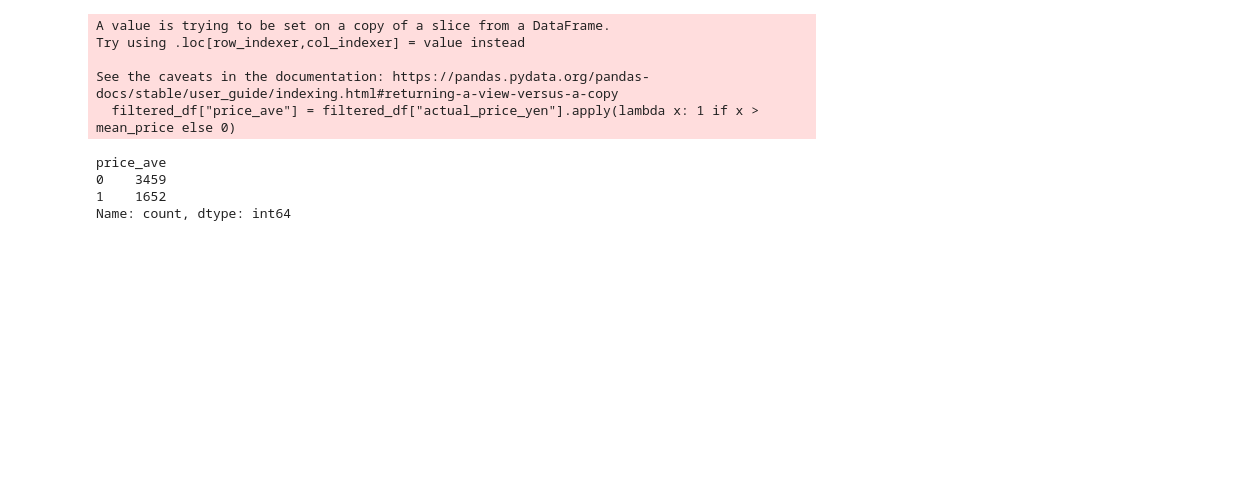
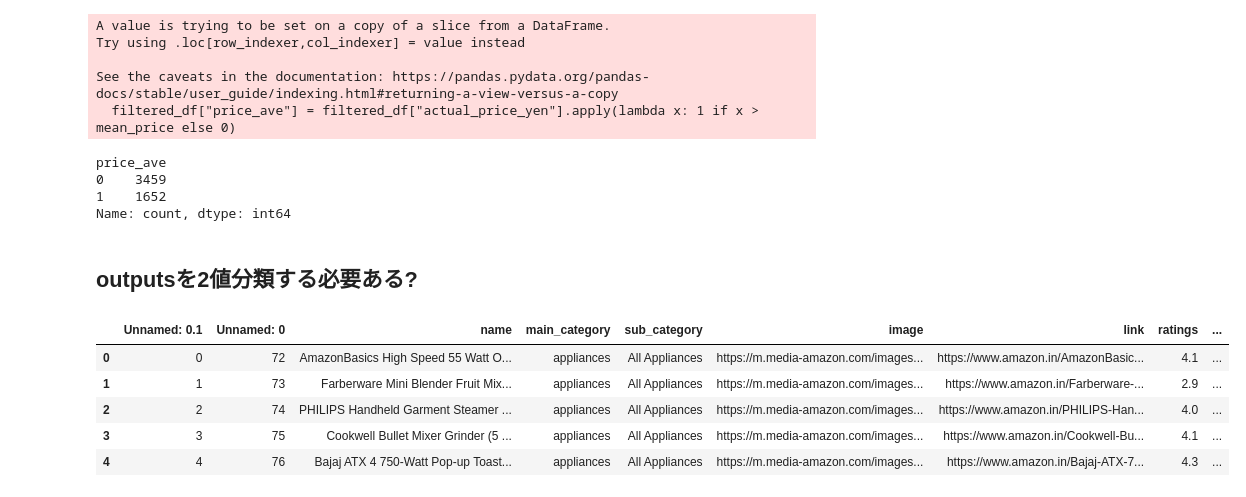
Before and after one commit to tomatoboy-hub/causal-image, a Jupyter notebook: input/preprocess.ipynb, the cells around one changed output. Drawn from its saved outputs; the diff is of its cells as text; code cells hidden in the pictures; blank space fills up the shorter version.

```diff
--- a/input/preprocess.ipynb
+++ b/input/preprocess.ipynb
@@ -308,3 +308,5 @@ theta = 0.5
 df["output"] = theta * df["price_ave"] + 0.3 * df["no_of_ratings"] + df["embedding"]
 # %%
 df.to_csv("./outputs.csv")
+# %% [markdown]
+## outputsを2値分類する必要ある?
@@ -310,0 +315,9 @@ df.to_csv("./outputs.csv")
+# %%
+df.head()
+# %% [output]
+|  | Unnamed: 0.1 | Unnamed: 0 | name | main_category | sub_category | image | link | ratings | ... |
+| 0 | 0 | 72 | AmazonBasics High Speed 55 Watt O... | appliances | All Appliances | https://m.media-amazon.com/images... | https://www.amazon.in/AmazonBasic... | 4.1 | ... |
+| 1 | 1 | 73 | Farberware Mini Blender Fruit Mix... | appliances | All Appliances | https://m.media-amazon.com/images... | https://www.amazon.in/Farberware-... | 2.9 | ... |
+| 2 | 2 | 74 | PHILIPS Handheld Garment Steamer ... | appliances | All Appliances | https://m.media-amazon.com/images... | https://www.amazon.in/PHILIPS-Han... | 4.0 | ... |
+| 3 | 3 | 75 | Cookwell Bullet Mixer Grinder (5 ... | appliances | All Appliances | https://m.media-amazon.com/images... | https://www.amazon.in/Cookwell-Bu... | 4.1 | ... |
+| 4 | 4 | 76 | Bajaj ATX 4 750-Watt Pop-up Toast... | appliances | All Appliances | https://m.media-amazon.com/images... | https://www.amazon.in/Bajaj-ATX-7... | 4.3 | ... |
```
Also changed, not shown: parts of 6 cells of this notebook, 3 other files.
